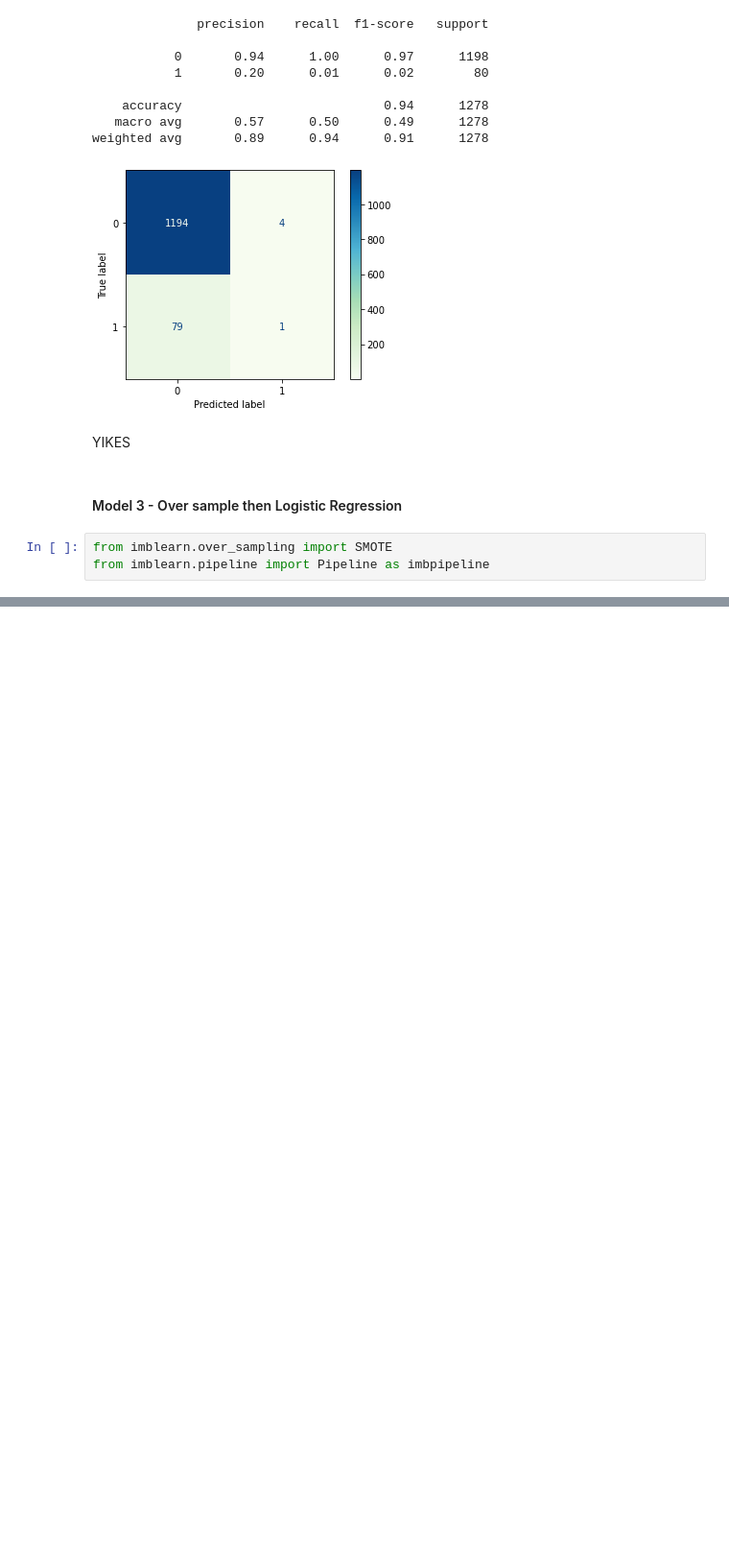
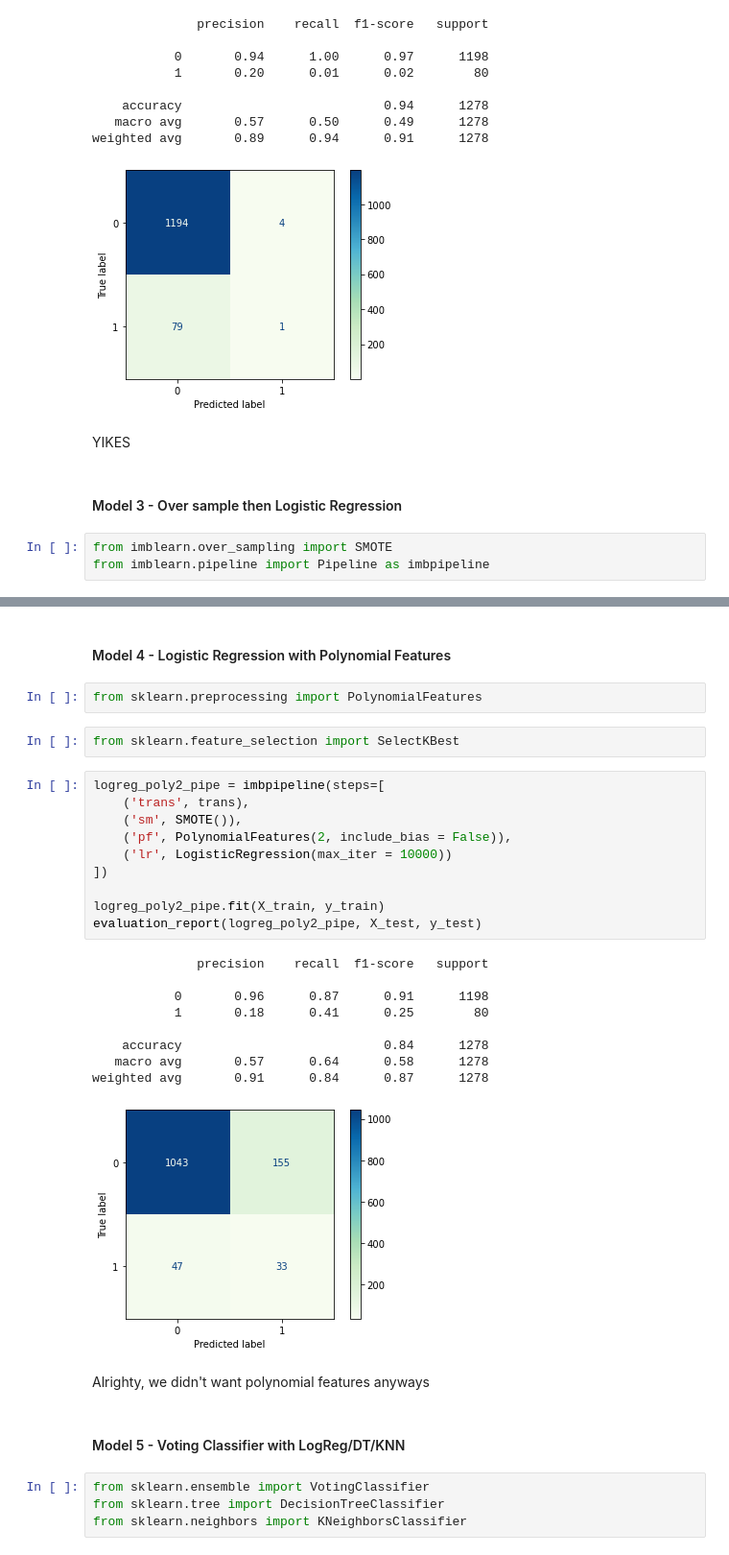
Before and after one commit to jasonarikupurathu/stroke-predictions, a Jupyter notebook: Analysis-Notebook.ipynb, the cells around one changed output, grey strips where cells are left out. Shown at 96% size. Drawn from its saved outputs; the diff is of its cells as text; blank space fills up the shorter version.

```diff
--- a/Analysis-Notebook.ipynb
+++ b/Analysis-Notebook.ipynb
@@ -214,0 +214,34 @@ weighted avg       0.93      0.75      0.81      1278
+# %% [markdown]
+#### Model 4 - Logistic Regression with Polynomial Features
+# %%
+from sklearn.preprocessing import PolynomialFeatures
+# %%
+from sklearn.feature_selection import SelectKBest
+# %%
+logreg_poly2_pipe = imbpipeline(steps=[
+    ('trans', trans),
+    ('sm', SMOTE()),
+    ('pf', PolynomialFeatures(2, include_bias = False)),
+    ('lr', LogisticRegression(max_iter = 10000))
+])
+
+logreg_poly2_pipe.fit(X_train, y_train)
+evaluation_report(logreg_poly2_pipe, X_test, y_test)
+# %% [output]
+              precision    recall  f1-score   support
+
+           0       0.96      0.87      0.91      1198
+           1       0.18      0.41      0.25        80
+
+    accuracy                           0.84      1278
+   macro avg       0.57      0.64      0.58      1278
+weighted avg       0.91      0.84      0.87      1278
+[figure, added]
+# %% [markdown]
+Alrighty, we didn't want polynomial features anyways
+# %% [markdown]
+#### Model 5 - Voting Classifier with LogReg/DT/KNN
+# %%
+from sklearn.ensemble import VotingClassifier
+from sklearn.tree import DecisionTreeClassifier
+from sklearn.neighbors import KNeighborsClassifier
```
Also changed, not shown: parts of 17 cells of this notebook.
